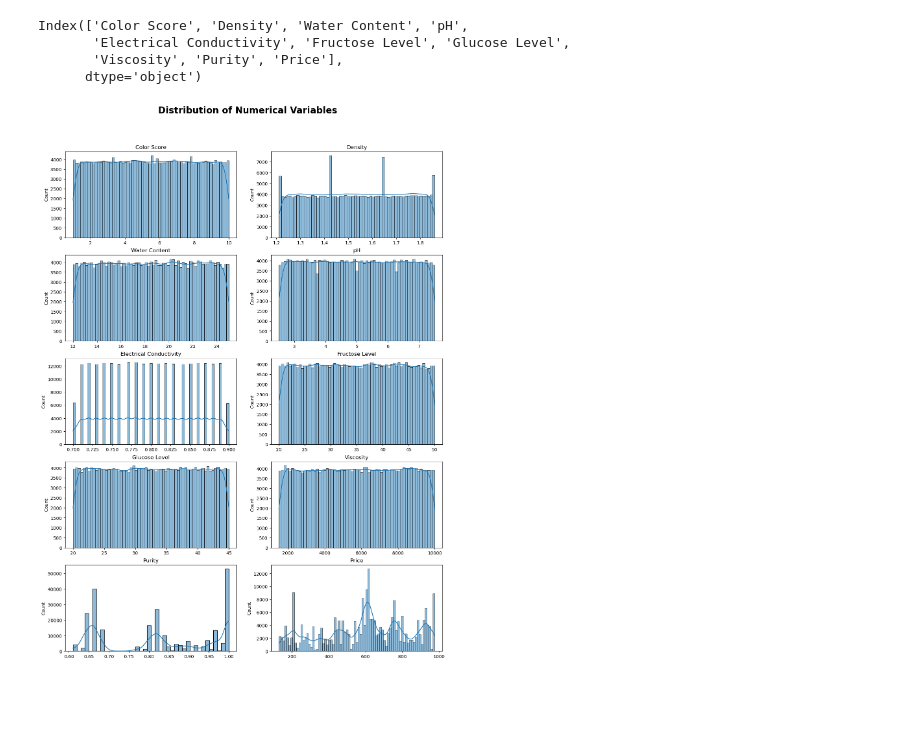
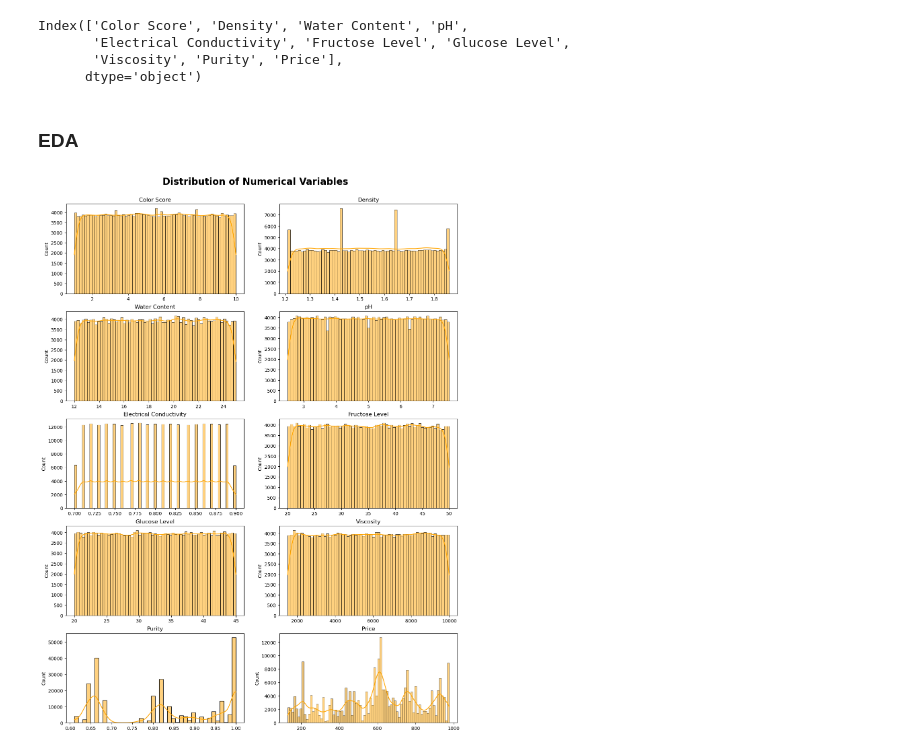
Before and after one commit to itsVarun20/Honey-purity-and-price-prediction, a Jupyter notebook: Predict purity and price of Honey.ipynb, the cells around one changed output. Cells and saved outputs as stored; diff of their text form; code cells hidden in the pictures; blank space fills up the shorter version.

```diff
--- a/Predict purity and price of Honey.ipynb
+++ b/Predict purity and price of Honey.ipynb
@@ -86,18 +86,22 @@ Index(['Color Score', 'Density', 'Water Content', 'pH',
        'Electrical Conductivity', 'Fructose Level', 'Glucose Level',
        'Viscosity', 'Purity', 'Price'],
       dtype='object')
+# %% [markdown]
+### EDA
 # %%
+#Histogram
+
 plt.figure(figsize = (15, 20))
 
 index = 1
-for  variable in (numerical_variables):
+for variable in (numerical_variables):
     plt.subplot(5, 2, index)
-    sns.histplot(x = df[variable], kde=True)
+    sns.histplot(x = df[variable], kde=True, color='Orange')
     plt.title(variable)
     index += 1
     plt.xlabel('')
 
-plt.suptitle('Distribution of Numerical Variables', size=20, weight='bold', y=0.95)
+plt.suptitle('Distribution of Numerical Variables', size=20, weight='bold', y=0.92)
 plt.show()
 # %% [output]
-[figure, old version]
+[figure, new version]
```
Also changed, not shown: parts of 16 cells of this notebook.
